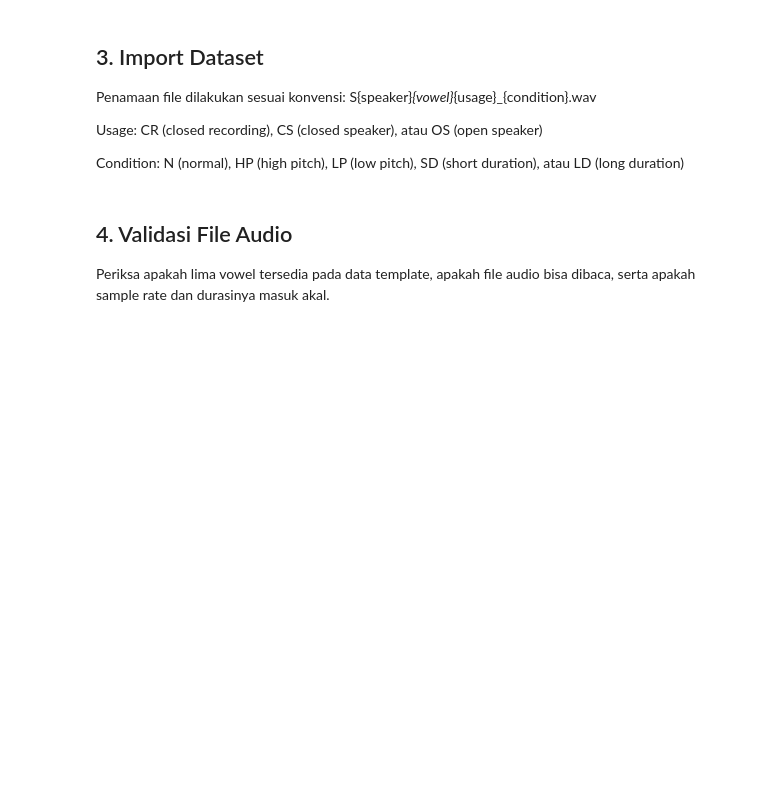
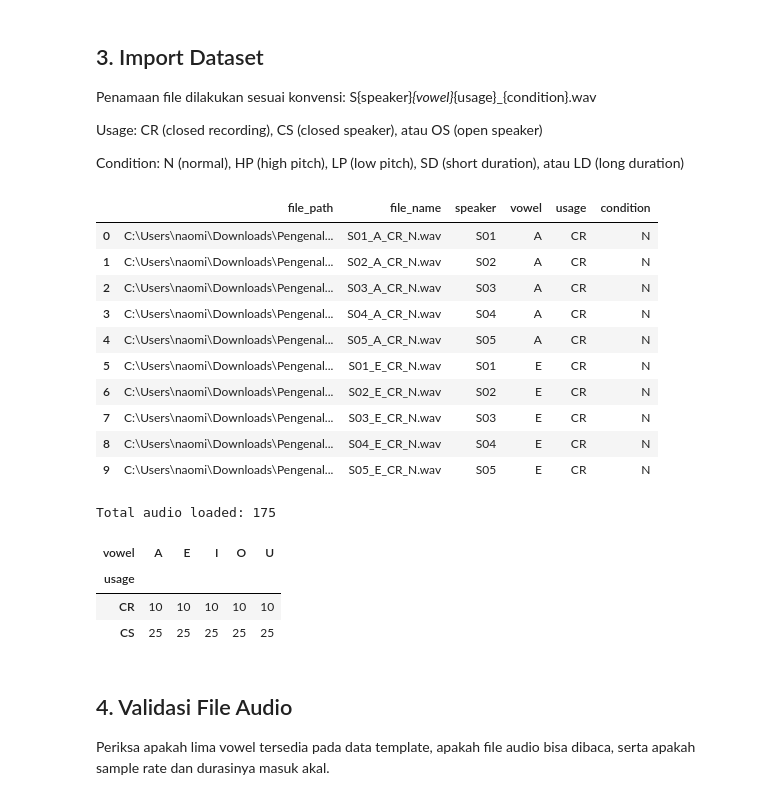
Before and after one commit to naomirisaka/Pengenalan_Vowel_Bahasa_Indonesia, a Jupyter notebook: main.ipynb, the cells around one changed output. Cells and saved outputs as stored; diff of their text form; code cells hidden in the pictures; blank space fills up the shorter version.

Commit message:
feat: add data loader

```diff
--- a/main.ipynb
+++ b/main.ipynb
@@ -82,6 +82,34 @@ Penamaan file dilakukan sesuai konvensi: S{speaker}_{vowel}_{usage}_{condition}.
 Usage: CR (closed recording), CS (closed speaker), atau OS (open speaker)
 
 Condition: N (normal), HP (high pitch), LP (low pitch), SD (short duration), atau LD (long duration)
+# %%
+from src.data_loader import load_dataset
+
+df = load_dataset(DATA_DIR)
+
+# display the first 10 rows
+display(df.head(10))
+print("Total audio loaded:", len(df))
+
+# check the distribution of usage and vowel combinations
+display(df.groupby(["usage", "vowel"]).size().unstack(fill_value=0))
+# %% [output]
+|  | file_path | file_name | speaker | vowel | usage | condition |
+| 0 | C:\Users\naomi\Downloads\Pengenal... | S01_A_CR_N.wav | S01 | A | CR | N |
+| 1 | C:\Users\naomi\Downloads\Pengenal... | S02_A_CR_N.wav | S02 | A | CR | N |
+| 2 | C:\Users\naomi\Downloads\Pengenal... | S03_A_CR_N.wav | S03 | A | CR | N |
+| 3 | C:\Users\naomi\Downloads\Pengenal... | S04_A_CR_N.wav | S04 | A | CR | N |
+| 4 | C:\Users\naomi\Downloads\Pengenal... | S05_A_CR_N.wav | S05 | A | CR | N |
+| 5 | C:\Users\naomi\Downloads\Pengenal... | S01_E_CR_N.wav | S01 | E | CR | N |
+| 6 | C:\Users\naomi\Downloads\Pengenal... | S02_E_CR_N.wav | S02 | E | CR | N |
+| 7 | C:\Users\naomi\Downloads\Pengenal... | S03_E_CR_N.wav | S03 | E | CR | N |
+| 8 | C:\Users\naomi\Downloads\Pengenal... | S04_E_CR_N.wav | S04 | E | CR | N |
+| 9 | C:\Users\naomi\Downloads\Pengenal... | S05_E_CR_N.wav | S05 | E | CR | N |
+Total audio loaded: 175
+| vowel | A | E | I | O | U |
+| usage |  |  |  |  |  |
+| CR | 10 | 10 | 10 | 10 | 10 |
+| CS | 25 | 25 | 25 | 25 | 25 |
 # %% [markdown]
 ## 4. Validasi File Audio
 
```
Also changed, not shown: parts of 1 cell of this notebook, 1 other file.
